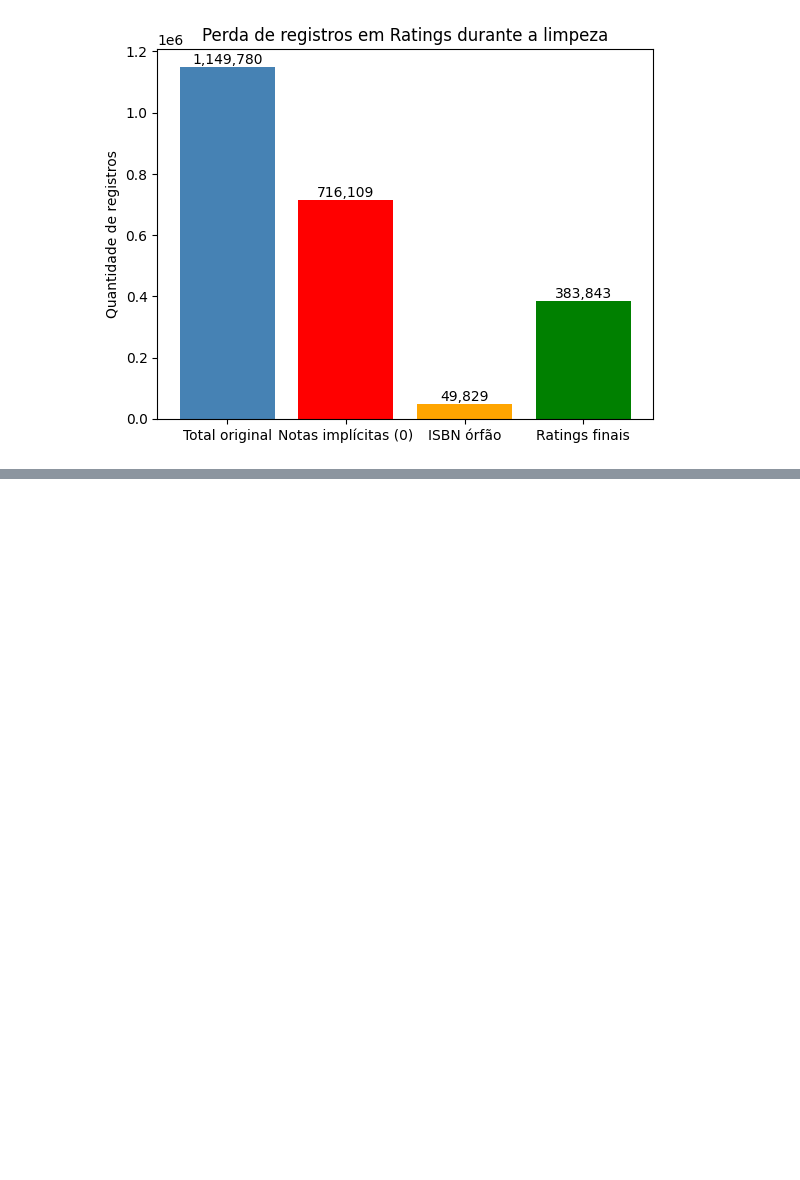
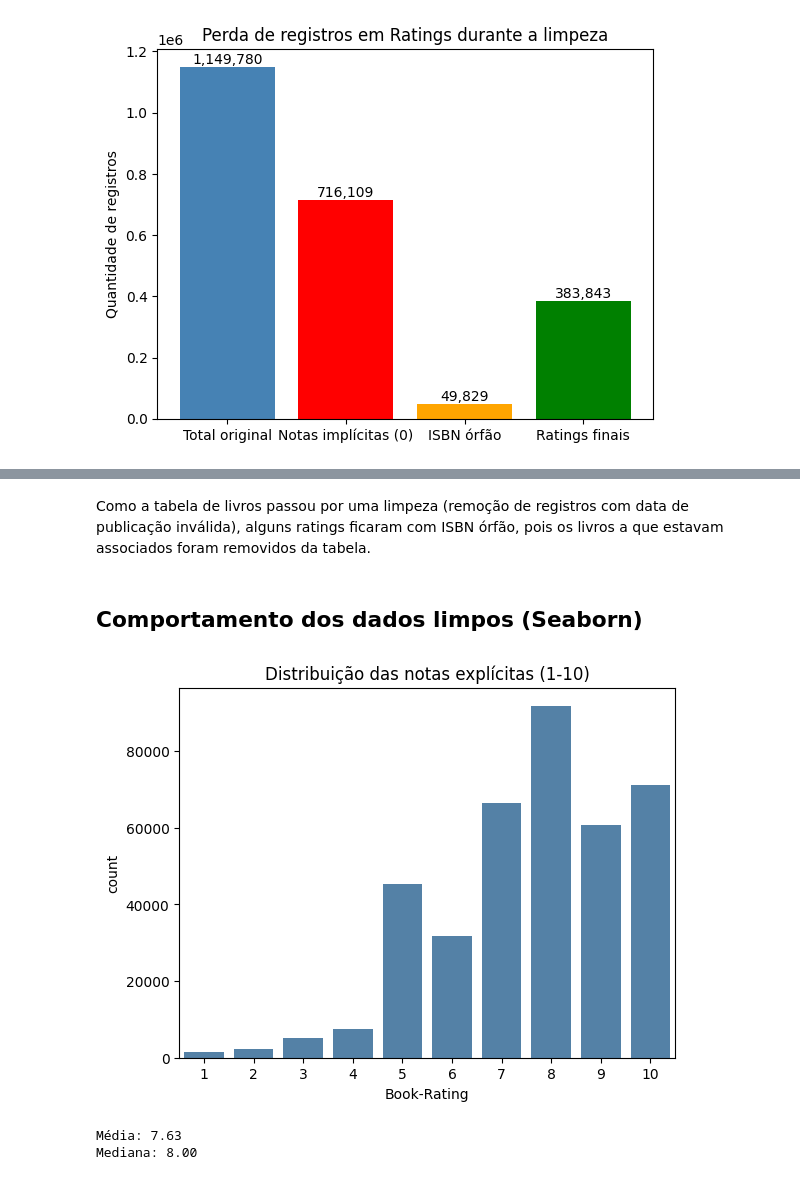
Before and after one commit to gustavomiranda2302/recomendacao-livros-book-crossing, a Jupyter notebook: models/notebooks/03_visualizacao.ipynb, the cells around one changed output, grey strips where cells are left out. Drawn from its saved outputs; the diff is of its cells as text; code cells hidden in the pictures; blank space fills up the shorter version.

```diff
--- a/models/notebooks/03_visualizacao.ipynb
+++ b/models/notebooks/03_visualizacao.ipynb
@@ -82,0 +102,14 @@ Figura 2. Registros removidos de ratings: 716.109 notas implícitas (nota 0) e 4
+# %% [markdown]
+Como a tabela de livros passou por uma limpeza (remoção de registros com data de publicação inválida), alguns ratings ficaram com ISBN órfão, pois os livros a que estavam associados foram removidos da tabela.
+# %% [markdown]
+## Comportamento dos dados limpos (Seaborn)
+# %%
+sns.countplot(x='Book-Rating', data=ratings, color='steelblue')
+plt.title('Distribuição das notas explícitas (1-10)')
+plt.show()
+print(f"Média: {ratings['Book-Rating'].mean():.2f}")
+print(f"Mediana: {ratings['Book-Rating'].median():.2f}")
+# %% [output]
+[figure, added]
+Média: 7.63
+Mediana: 8.00
```
Also changed, not shown: parts of 12 cells of this notebook, 1 other file.
